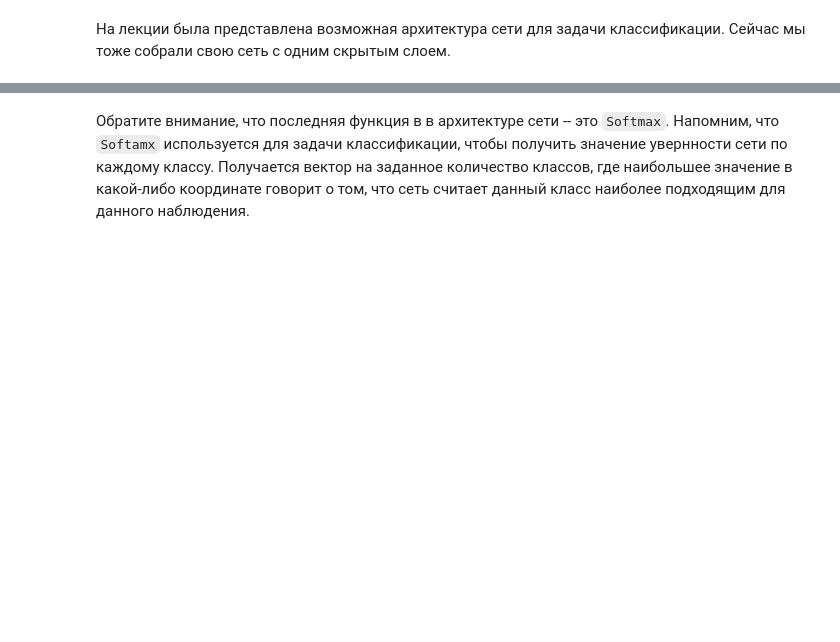
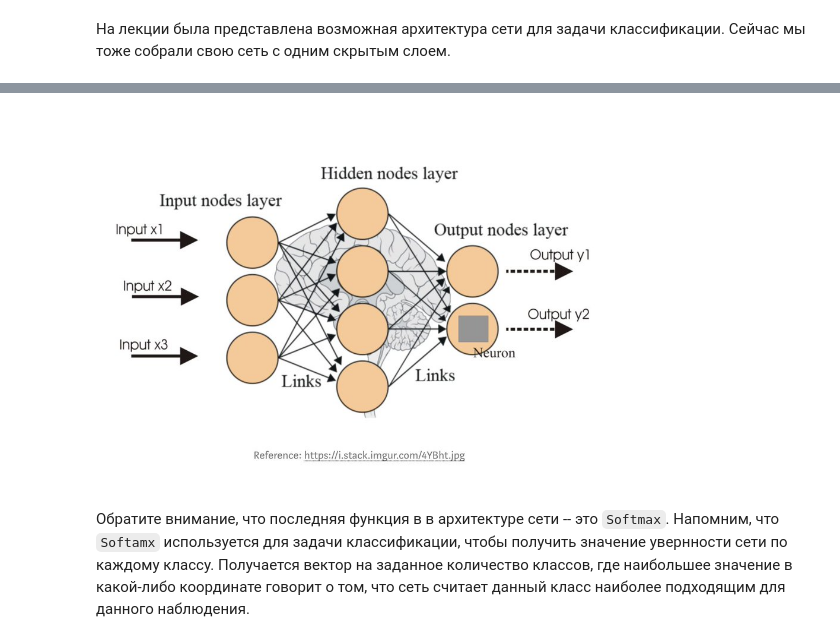
Before and after one commit to ksetdekov/HSE_DL_2021, a Jupyter notebook: 01_week/sem1_intro_classification_pytorch.ipynb, the cells around one changed output, grey strips where cells are left out. Saved outputs shown, nothing was run; the diff lists cells and outputs as text; code cells hidden in the pictures; blank space fills up the shorter version.

```diff
--- a/01_week/sem1_intro_classification_pytorch.ipynb
+++ b/01_week/sem1_intro_classification_pytorch.ipynb
@@ -389,6 +395,10 @@ Sequential(
 На лекции была представлена возможная архитектура сети для задачи классификации. Сейчас мы тоже собрали свою сеть с одним скрытым слоем.
 # %% [markdown]
 !["Net Arch"](./images/MLP2.jpg 'Network Architecture')
+# %%
+display.Image('images/MLP2.jpg')
+# %% [output]
+[figure, added]
 # %% [markdown]
 Обратите внимание, что последняя функция в в архитектуре сети -- это `Softmax`. Напомним, что `Softamx` используется для задачи классификации, чтобы получить значение увернности сети по каждому классу. Получается вектор на заданное количество классов, где наибольшее значение в какой-либо координате говорит о том, что сеть считает данный класс наиболее подходящим для данного наблюдения.
 # %% [markdown]
```
Also changed, not shown: parts of 10 cells of this notebook.
